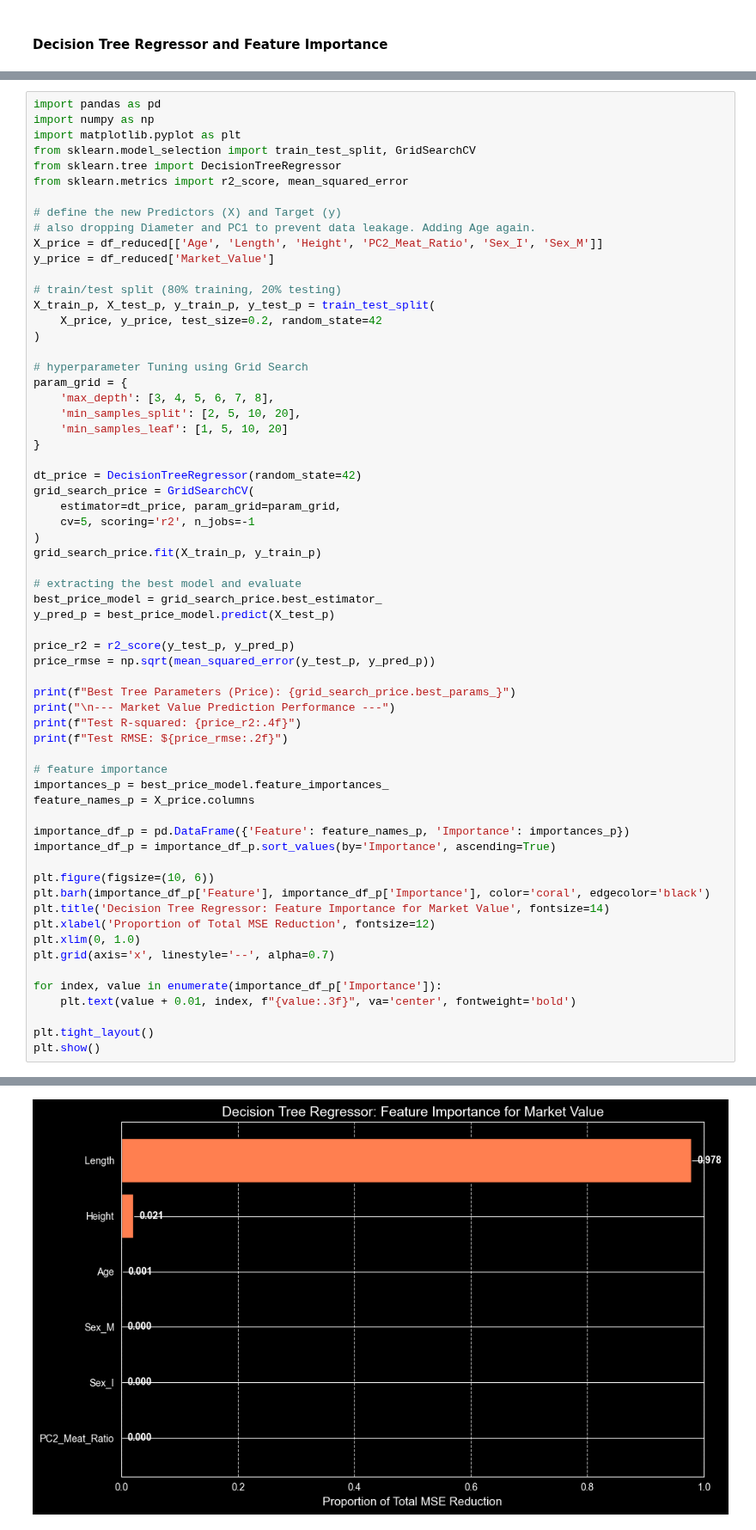
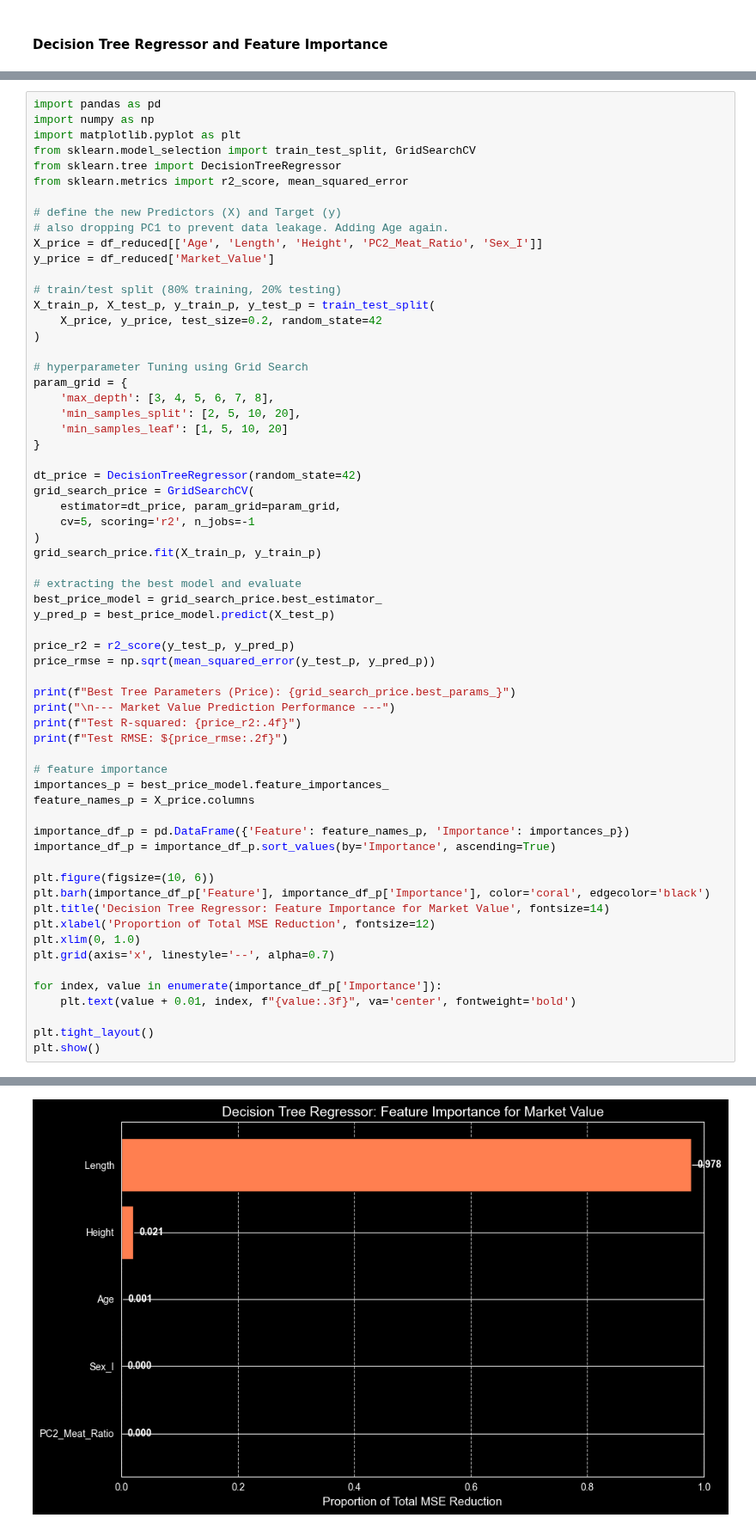
Before and after one commit to AFD03/sta141c_project, a Jupyter notebook: abalone_baby.ipynb, the cells around one changed output, grey strips where cells are left out. Shown at 86% size. Drawn from its saved outputs; the diff is of its cells as text.

```diff
--- a/abalone_baby.ipynb
+++ b/abalone_baby.ipynb
@@ -430,8 +430,8 @@ from sklearn.tree import DecisionTreeRegressor
 from sklearn.metrics import r2_score, mean_squared_error
 
 # define the new Predictors (X) and Target (y)
-# also dropping Diameter and PC1 to prevent data leakage. Adding Age again.
-X_price = df_reduced[['Age', 'Length', 'Height', 'PC2_Meat_Ratio', 'Sex_I', 'Sex_M']]
+# also dropping PC1 to prevent data leakage. Adding Age again.
+X_price = df_reduced[['Age', 'Length', 'Height', 'PC2_Meat_Ratio', 'Sex_I']]
 y_price = df_reduced['Market_Value']
 
 # train/test split (80% training, 20% testing)
@@ -463,31 +463,31 @@ price_rmse = np.sqrt(mean_squared_error(y_test_p, y_pred_p))
 print(f"Best Tree Parameters (Price): {grid_search_price.best_params_}")
 print("\n--- Market Value Prediction Performance ---")
 print(f"Test R-squared: {price_r2:.4f}")
 print(f"Test RMSE: ${price_rmse:.2f}")
 
 # feature importance
 importances_p = best_price_model.feature_importances_
 feature_names_p = X_price.columns
 
 importance_df_p = pd.DataFrame({'Feature': feature_names_p, 'Importance': importances_p})
 importance_df_p = importance_df_p.sort_values(by='Importance', ascending=True)
 
 plt.figure(figsize=(10, 6))
 plt.barh(importance_df_p['Feature'], importance_df_p['Importance'], color='coral', edgecolor='black')
 plt.title('Decision Tree Regressor: Feature Importance for Market Value', fontsize=14)
 plt.xlabel('Proportion of Total MSE Reduction', fontsize=12)
 plt.xlim(0, 1.0)
 plt.grid(axis='x', linestyle='--', alpha=0.7)
 
 for index, value in enumerate(importance_df_p['Importance']):
     plt.text(value + 0.01, index, f"{value:.3f}", va='center', fontweight='bold')
 
 plt.tight_layout()
 plt.show()
 # %% [output]
 Best Tree Parameters (Price): {'max_depth': 4, 'min_samples_leaf': 10, 'min_samples_split': 2}
 
 --- Market Value Prediction Performance ---
 Test R-squared: 0.8434
 Test RMSE: $5.04
-[figure, old version]
+[figure, new version]
```
